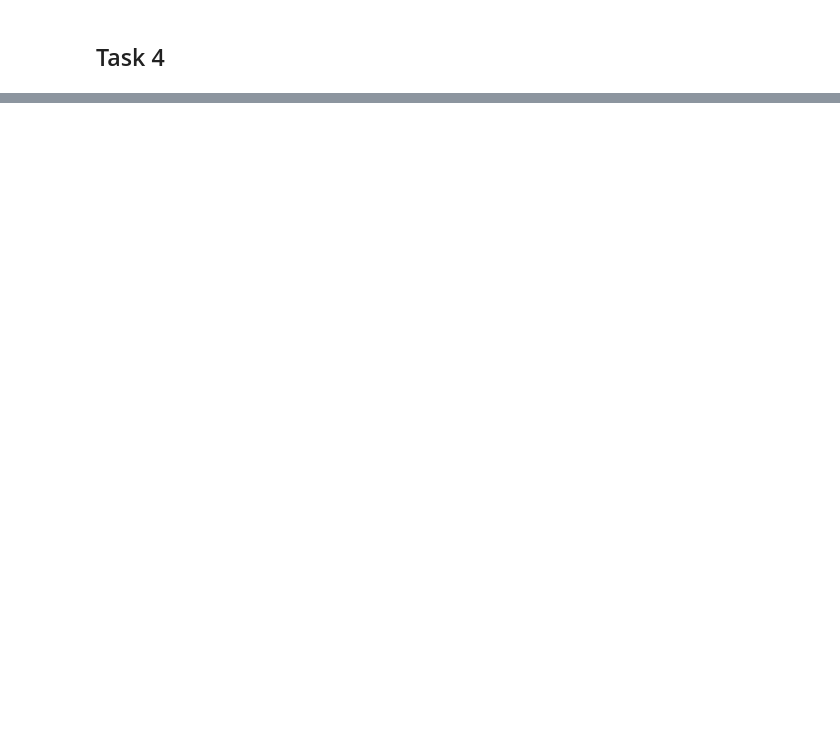
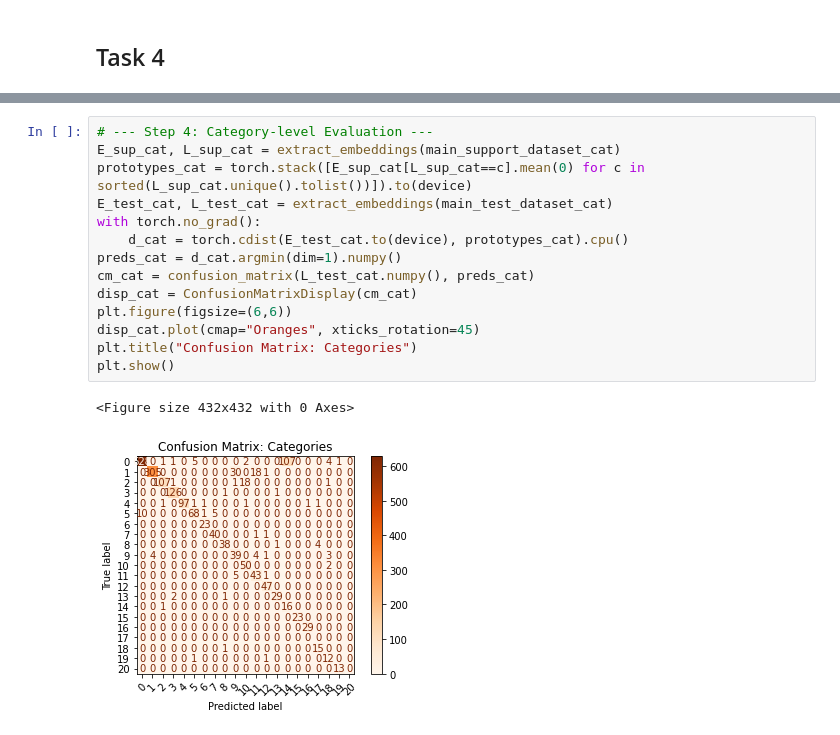
Before and after one commit to Pimsel/2AMM10-Assignments, a Jupyter notebook: ass1_skeleton.ipynb, the cells around one changed output, grey strips where cells are left out. Saved outputs shown, nothing was run; the diff lists cells and outputs as text; blank space fills up the shorter version.

```diff
--- a/ass1_skeleton.ipynb
+++ b/ass1_skeleton.ipynb
@@ -701,0 +827,17 @@ plot3(save_figure=True)
+# %%
+# --- Step 4: Category-level Evaluation ---
+E_sup_cat, L_sup_cat = extract_embeddings(main_support_dataset_cat)
+prototypes_cat = torch.stack([E_sup_cat[L_sup_cat==c].mean(0) for c in sorted(L_sup_cat.unique().tolist())]).to(device)
+E_test_cat, L_test_cat = extract_embeddings(main_test_dataset_cat)
+with torch.no_grad():
+    d_cat = torch.cdist(E_test_cat.to(device), prototypes_cat).cpu()
+preds_cat = d_cat.argmin(dim=1).numpy()
+cm_cat = confusion_matrix(L_test_cat.numpy(), preds_cat)
+disp_cat = ConfusionMatrixDisplay(cm_cat)
+plt.figure(figsize=(6,6))
+disp_cat.plot(cmap="Oranges", xticks_rotation=45)
+plt.title("Confusion Matrix: Categories")
+plt.show()
+# %% [output]
+<Figure size 432x432 with 0 Axes>
+[figure, added]
```
Also changed, not shown: parts of 15 cells of this notebook, 3 other files.
